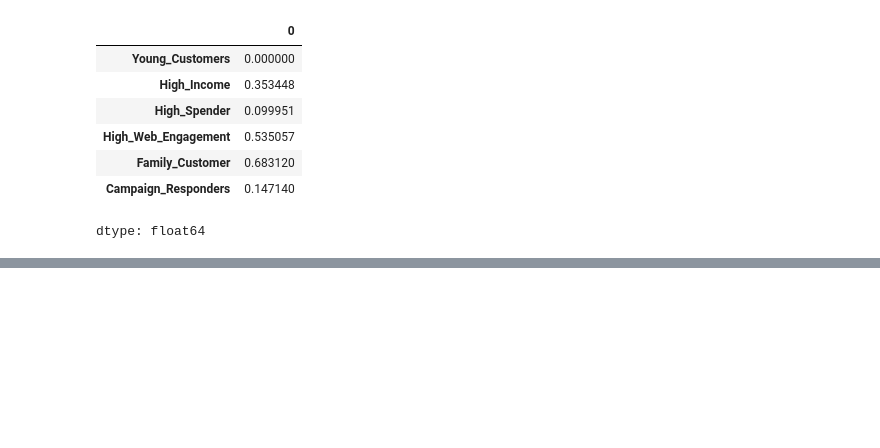
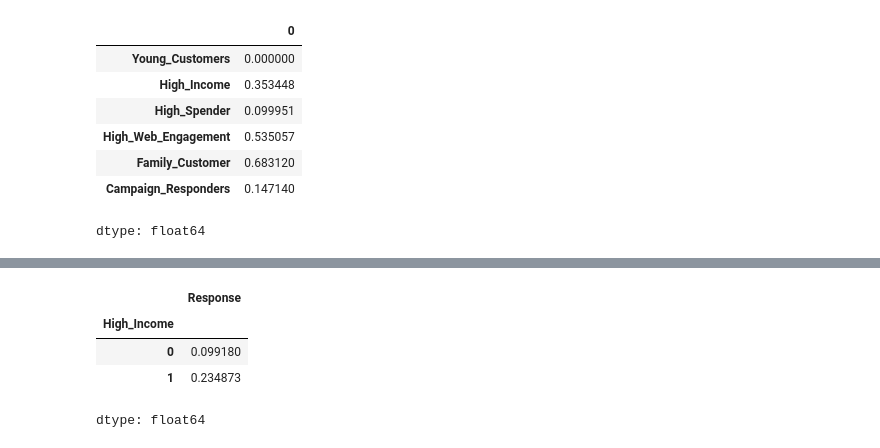
Before and after one commit to dharanigs-19/Mini-Project, a Jupyter notebook: Mini_Project_2.ipynb, the cells around one changed output, grey strips where cells are left out. Drawn from its saved outputs; the diff is of its cells as text; code cells hidden in the pictures; blank space fills up the shorter version.

```diff
--- a/Mini_Project_2.ipynb
+++ b/Mini_Project_2.ipynb
@@ -454,0 +459,8 @@ dtype: float64
+# %%
+predata1.groupby("High_Income")["Response"].mean()
+# %% [output]
+|  | Response |
+| High_Income |  |
+| 0 | 0.099180 |
+| 1 | 0.234873 |
+dtype: float64
```
Also changed, not shown: parts of 11 cells of this notebook.
